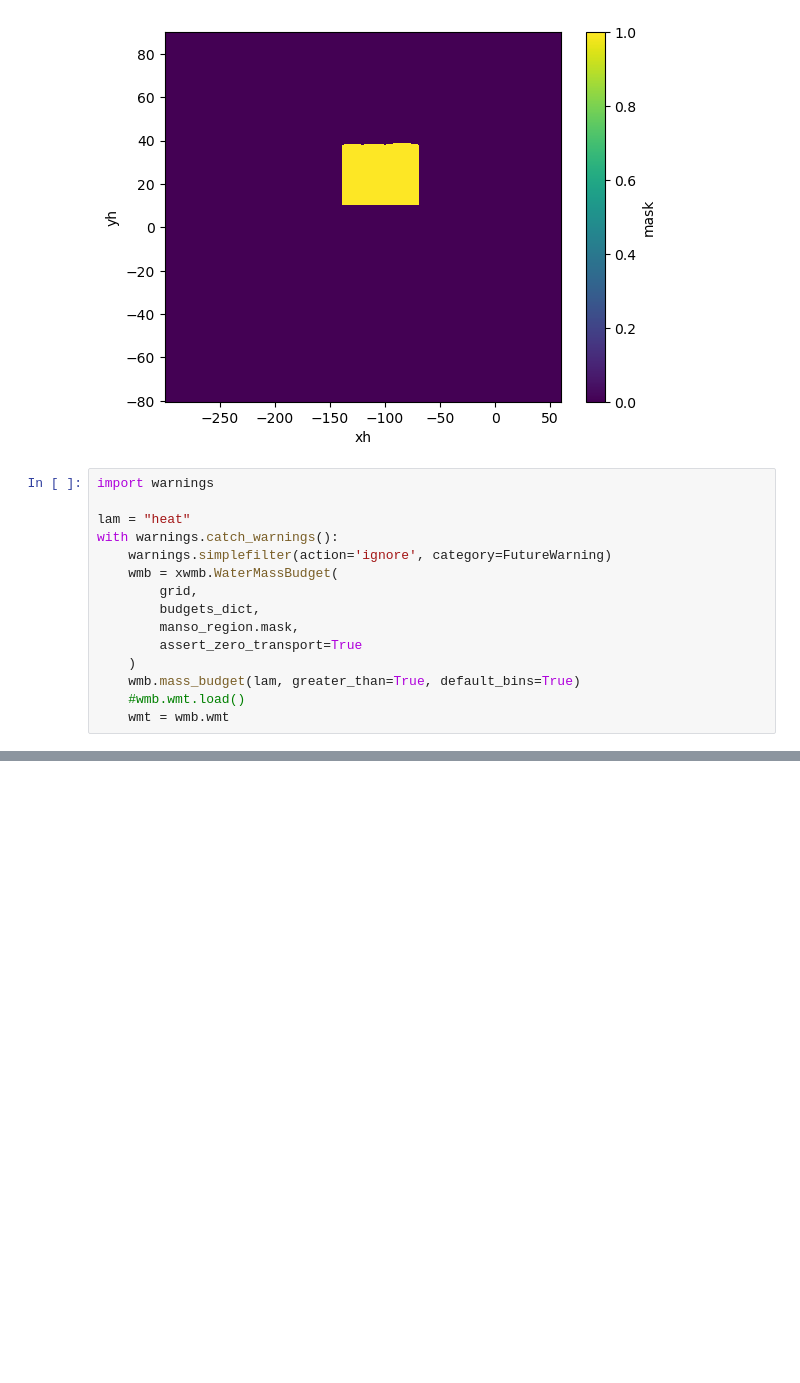
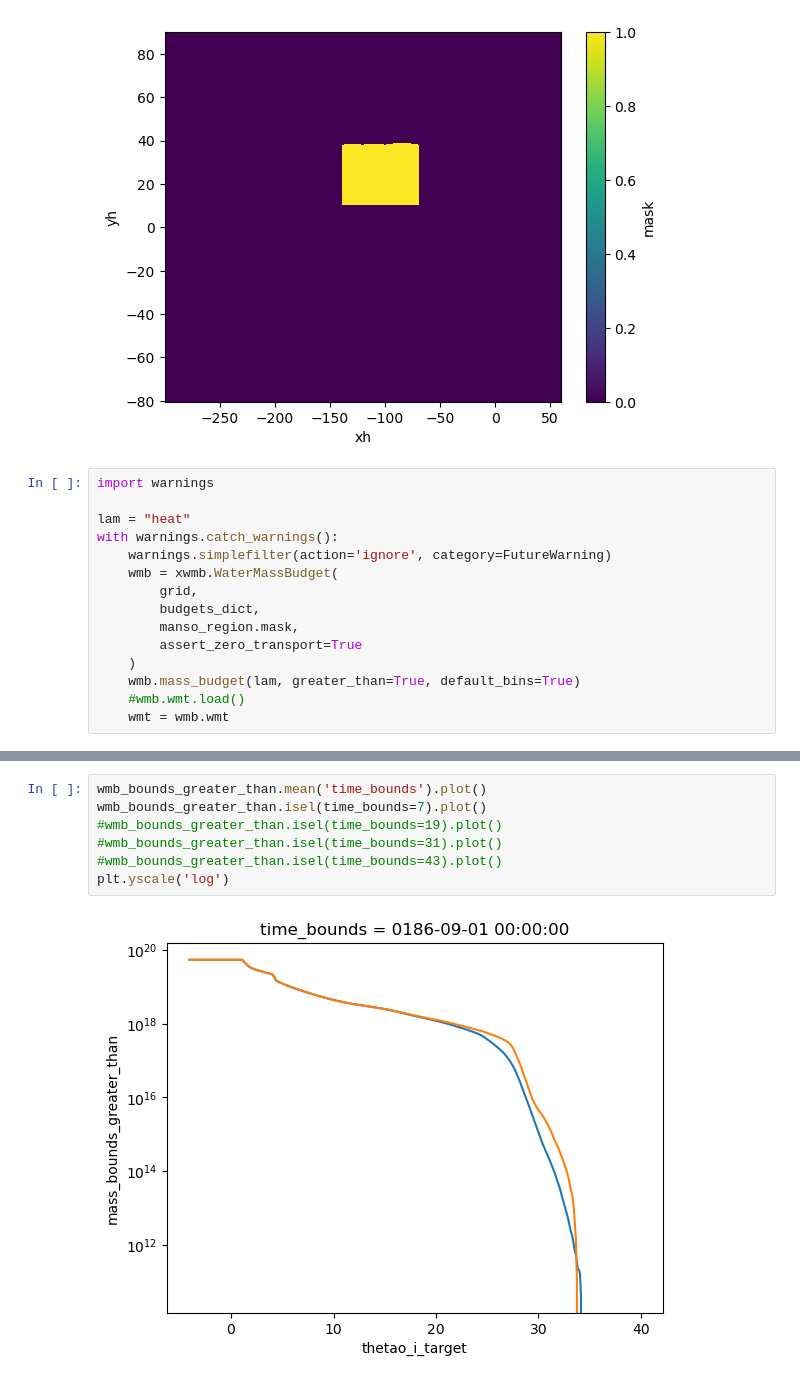
Before and after one commit to marianatorres4/WarmWaterMasses, a Jupyter notebook: 03_3D-analysis/3-D_analysis.ipynb, the cells around one changed output, grey strips where cells are left out. Saved outputs shown, nothing was run; the diff lists cells and outputs as text; blank space fills up the shorter version.

```diff
--- a/03_3D-analysis/3-D_analysis.ipynb
+++ b/03_3D-analysis/3-D_analysis.ipynb
@@ -167,0 +156,9 @@ Data variables:
+# %%
+wmb_bounds_greater_than.mean('time_bounds').plot()
+wmb_bounds_greater_than.isel(time_bounds=7).plot()
+#wmb_bounds_greater_than.isel(time_bounds=19).plot()
+#wmb_bounds_greater_than.isel(time_bounds=31).plot()
+#wmb_bounds_greater_than.isel(time_bounds=43).plot()
+plt.yscale('log')
+# %% [output]
+[figure, added]
```
Also changed, not shown: parts of 19 cells of this notebook.
